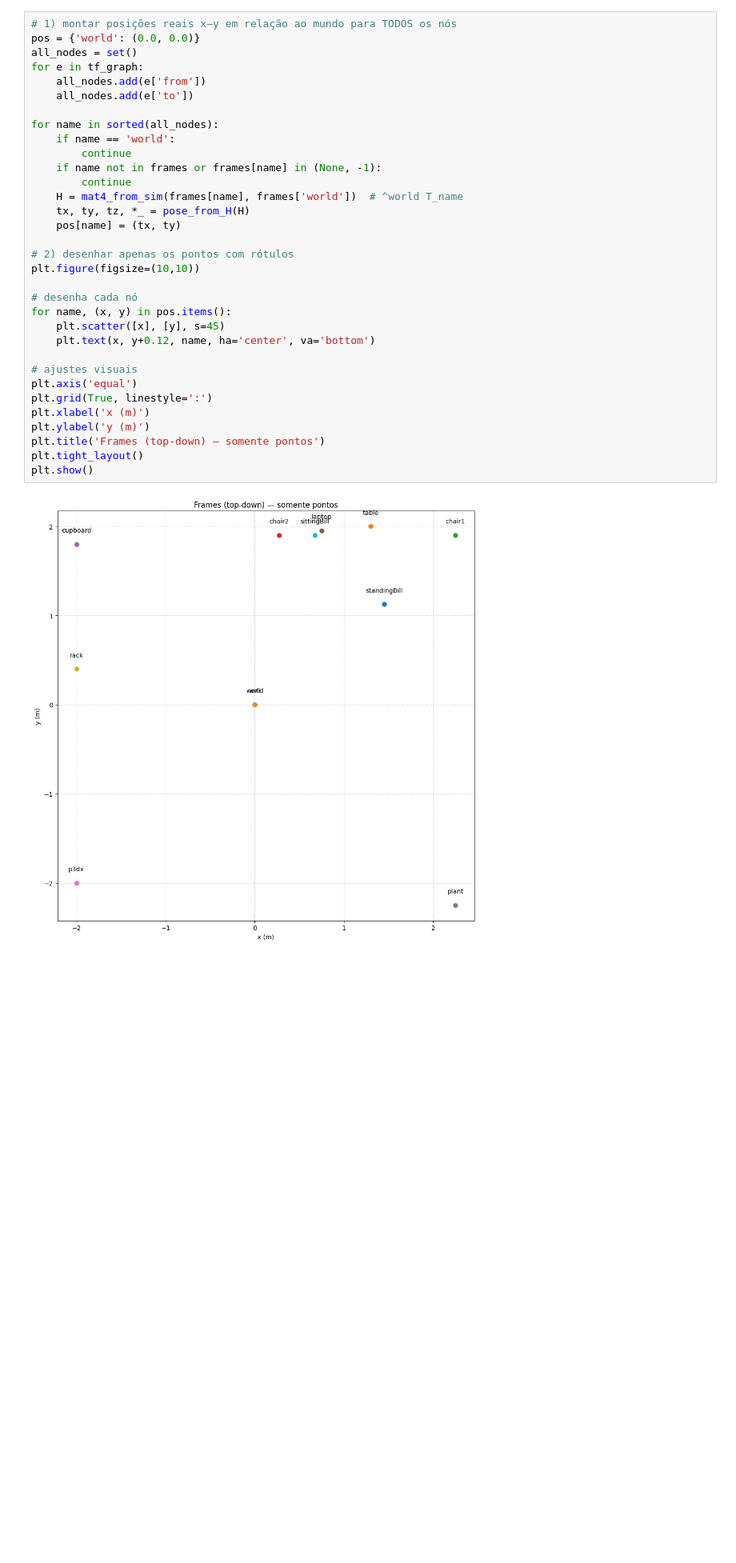
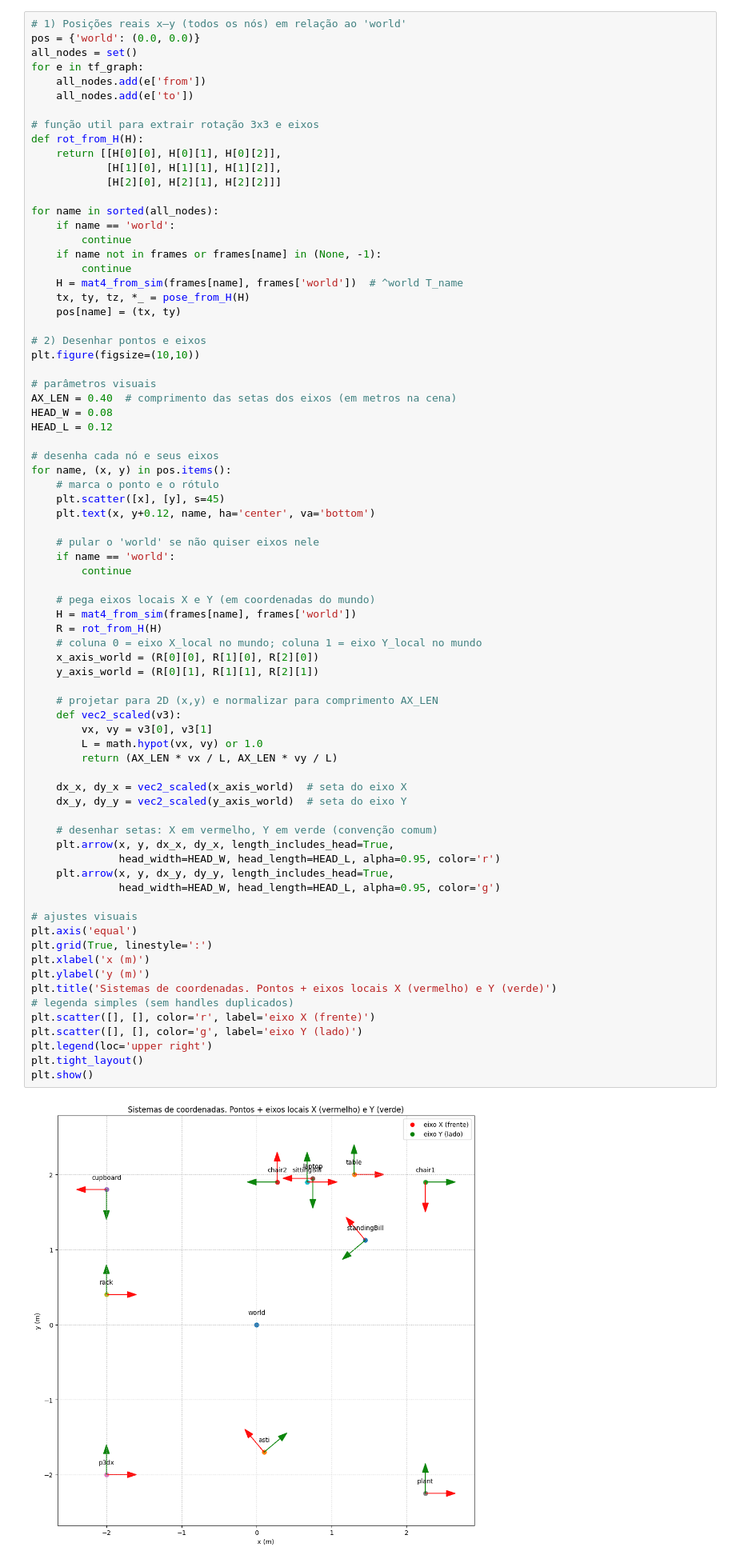
Before and after one commit to davifmn/robotica_movel, a Jupyter notebook: tp1.ipynb, the cells around one changed output. Shown at 80% size. Drawn from its saved outputs; the diff is of its cells as text; blank space fills up the shorter version.

Commit message:
Plot correto dos sistemas de coordenadas de cada objeto.

```diff
--- a/tp1.ipynb
+++ b/tp1.ipynb
@@ -244,40 +244,82 @@ for a,b in edges:
         'euler_deg': [rx,ry,rz],
     })
 # %%
-# 1) montar posições reais x–y em relação ao mundo para TODOS os nós
+# 1) Posições reais x–y (todos os nós) em relação ao 'world'
 pos = {'world': (0.0, 0.0)}
 all_nodes = set()
 for e in tf_graph:
     all_nodes.add(e['from'])
     all_nodes.add(e['to'])
+
+# função util para extrair rotação 3x3 e eixos
+def rot_from_H(H):
+    return [[H[0][0], H[0][1], H[0][2]],
+            [H[1][0], H[1][1], H[1][2]],
+            [H[2][0], H[2][1], H[2][2]]]
 
 for name in sorted(all_nodes):
     if name == 'world':
         continue
     if name not in frames or frames[name] in (None, -1):
         continue
     H = mat4_from_sim(frames[name], frames['world'])  # ^world T_name
     tx, ty, tz, *_ = pose_from_H(H)
     pos[name] = (tx, ty)
 
-# 2) desenhar apenas os pontos com rótulos
+# 2) Desenhar pontos e eixos
 plt.figure(figsize=(10,10))
 
-# desenha cada nó
+# parâmetros visuais
+AX_LEN = 0.40  # comprimento das setas dos eixos (em metros na cena)
+HEAD_W = 0.08
+HEAD_L = 0.12
+
+# desenha cada nó e seus eixos
 for name, (x, y) in pos.items():
+    # marca o ponto e o rótulo
     plt.scatter([x], [y], s=45)
     plt.text(x, y+0.12, name, ha='center', va='bottom')
+
+    # pular o 'world' se não quiser eixos nele
+    if name == 'world':
+        continue
+
+    # pega eixos locais X e Y (em coordenadas do mundo)
+    H = mat4_from_sim(frames[name], frames['world'])
+    R = rot_from_H(H)
+    # coluna 0 = eixo X_local no mundo; coluna 1 = eixo Y_local no mundo
+    x_axis_world = (R[0][0], R[1][0], R[2][0])
+    y_axis_world = (R[0][1], R[1][1], R[2][1])
+
+    # projetar para 2D (x,y) e normalizar para comprimento AX_LEN
+    def vec2_scaled(v3):
+        vx, vy = v3[0], v3[1]
+        L = math.hypot(vx, vy) or 1.0
+        return (AX_LEN * vx / L, AX_LEN * vy / L)
+
+    dx_x, dy_x = vec2_scaled(x_axis_world)  # seta do eixo X
+    dx_y, dy_y = vec2_scaled(y_axis_world)  # seta do eixo Y
+
+    # desenhar setas: X em vermelho, Y em verde (convenção comum)
+    plt.arrow(x, y, dx_x, dy_x, length_includes_head=True,
+              head_width=HEAD_W, head_length=HEAD_L, alpha=0.95, color='r')
+    plt.arrow(x, y, dx_y, dy_y, length_includes_head=True,
+              head_width=HEAD_W, head_length=HEAD_L, alpha=0.95, color='g')
 
 # ajustes visuais
 plt.axis('equal')
 plt.grid(True, linestyle=':')
 plt.xlabel('x (m)')
 plt.ylabel('y (m)')
-plt.title('Frames (top-down) — somente pontos')
+plt.title('Sistemas de coordenadas. Pontos + eixos locais X (vermelho) e Y (verde)')
+# legenda simples (sem handles duplicados)
+plt.scatter([], [], color='r', label='eixo X (frente)')
+plt.scatter([], [], color='g', label='eixo Y (lado)')
+plt.legend(loc='upper right')
 plt.tight_layout()
 plt.show()
 # %% [output]
-[figure, old version]
+[figure, new version]
 # %% [markdown]
 Daqui pra baixo não sei se tá certo
 # %%
```
